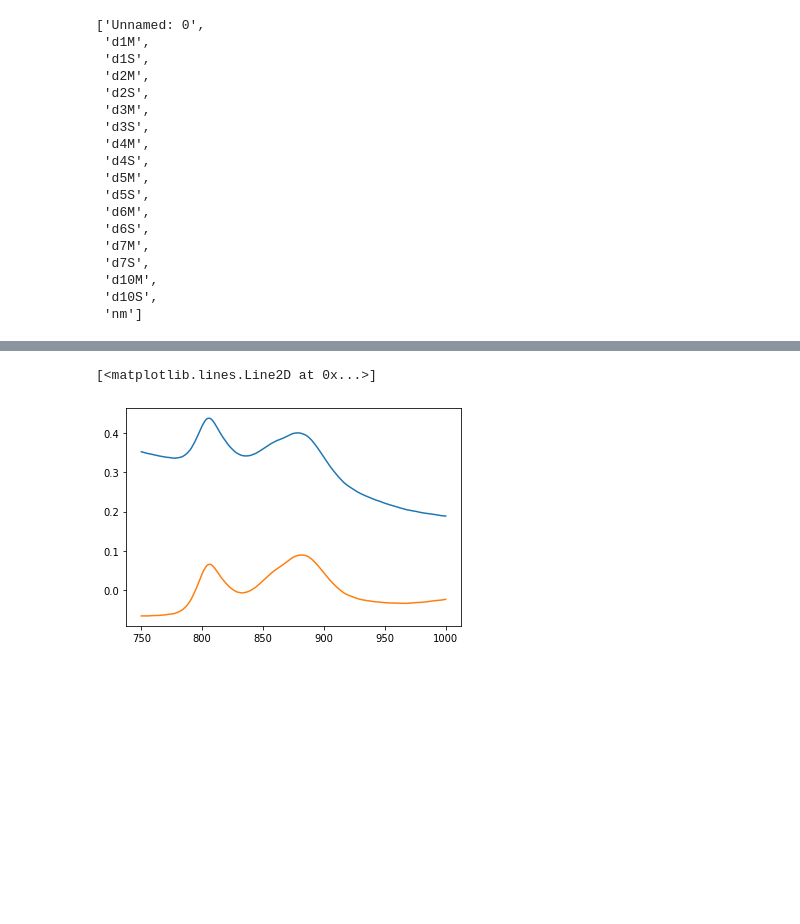
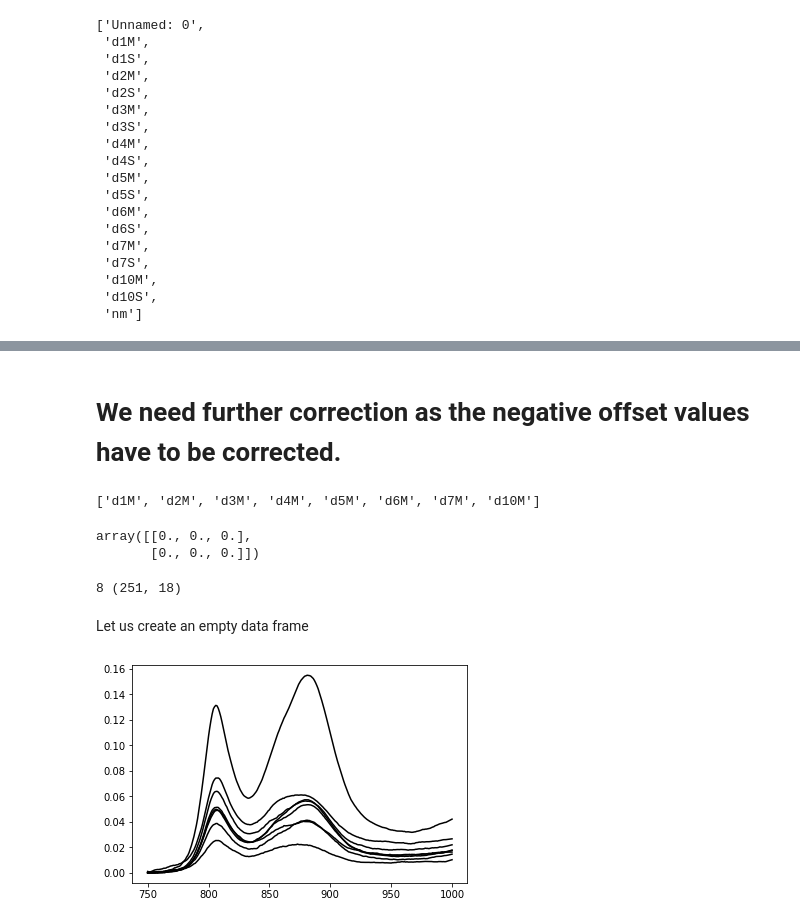
Before and after one commit to adbioc/Specroscopy, a Jupyter notebook: spectra_smooth.ipynb, the cells around one changed output, grey strips where cells are left out. Drawn from its saved outputs; the diff is of its cells as text; code cells hidden in the pictures; blank space fills up the shorter version.

```diff
--- a/spectra_smooth.ipynb
+++ b/spectra_smooth.ipynb
@@ -130,8 +130,6 @@ plt.show()
-# %%
-from scipy import signaly_detrended = signal.detrend(ys)
-
-plt.plot(lam,ys)
-plt.plot(lam,y_detrended)
-# %% [output]
-[<matplotlib.lines.Line2D at 0x...>]
-[figure, removed]
+# %% [markdown]
+# We need further correction as the negative offset values have to be corrected.
+# %%
+LL
+# %% [output]
+['d1M', 'd2M', 'd3M', 'd4M', 'd5M', 'd6M', 'd7M', 'd10M']
@@ -137,0 +157,42 @@ plt.plot(lam,y_detrended)
+# %%
+from numpy import zeros, r_
+a=np.zeros((2,3))
+a
+# %% [output]
+array([[0., 0., 0.],
+       [0., 0., 0.]])
+# %%
+print(len(LLL),schl.shape)
+# %% [output]
+8 (251, 18)
+# %% [markdown]
+Let us create an empty data frame
+# %%
+df = pd.DataFrame()
+
+for i in LL:
+  spec = schl[i]
+  #plt.plot(lam,spec,'r:')
+  btc={}
+  btcd={}
+  btcd = {
+    'lam' : lam,
+    'inten' : spec,
+  }
+
+# creating a Dataframe object
+  btc = pd.DataFrame(btcd)
+
+# btc
+#smoothed_2dg = savgol_filter(btc, window_length = 5, polyorder = 2)
+# # smoothed_2dg
+
+  smoothed_1dg = savgol_filter(btc['inten'], window_length = 9, polyorder = 1)
+# # smoothed_1dg
+  ys=signal.detrend(smoothed_1dg)
+  plt.plot(lam,ys-np.min(ys),'k-')
+  df[i]=ys-np.min(ys)
+plt.show()
+df.to_csv("Corrected_chl.csv")
+# %% [output]
+[figure, added]
```
Also changed, not shown: parts of 11 cells of this notebook.
